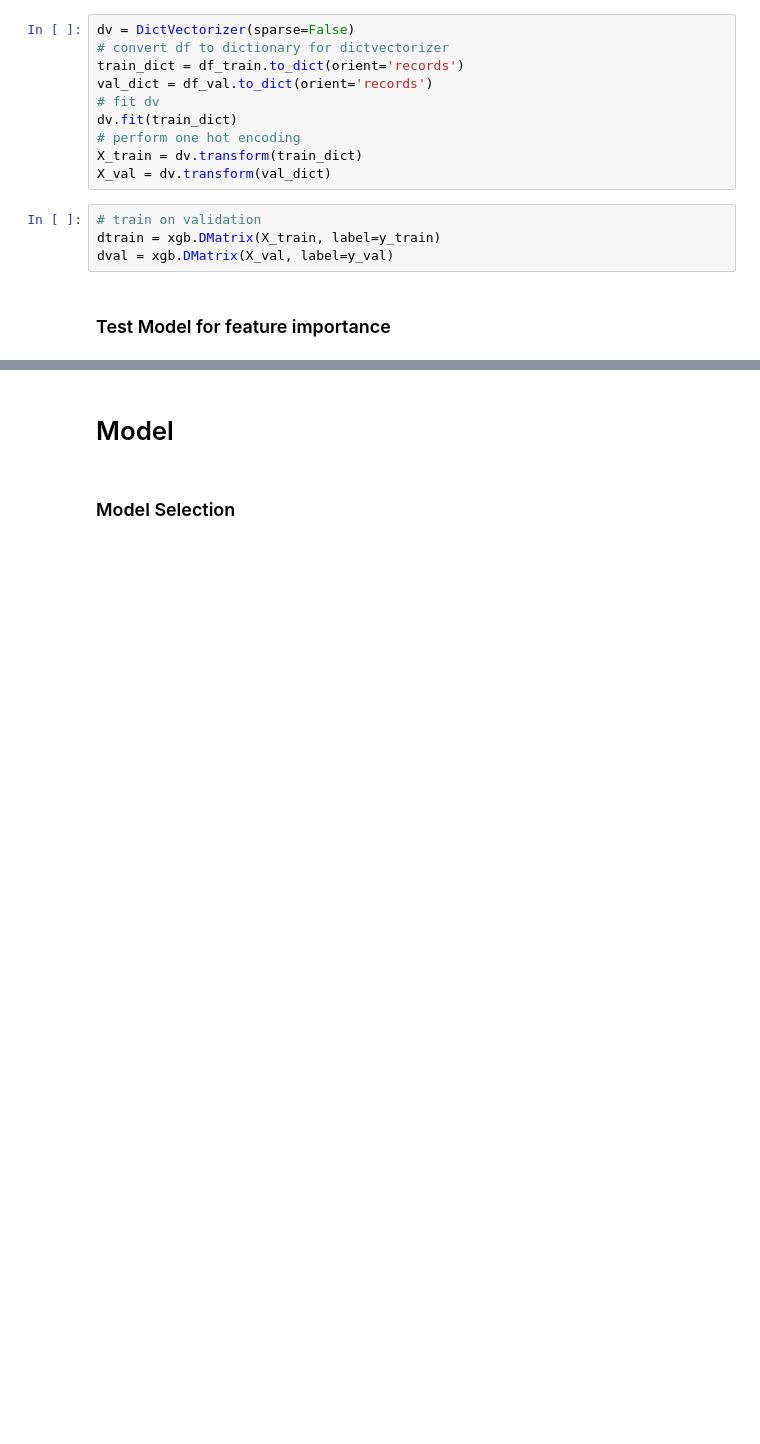
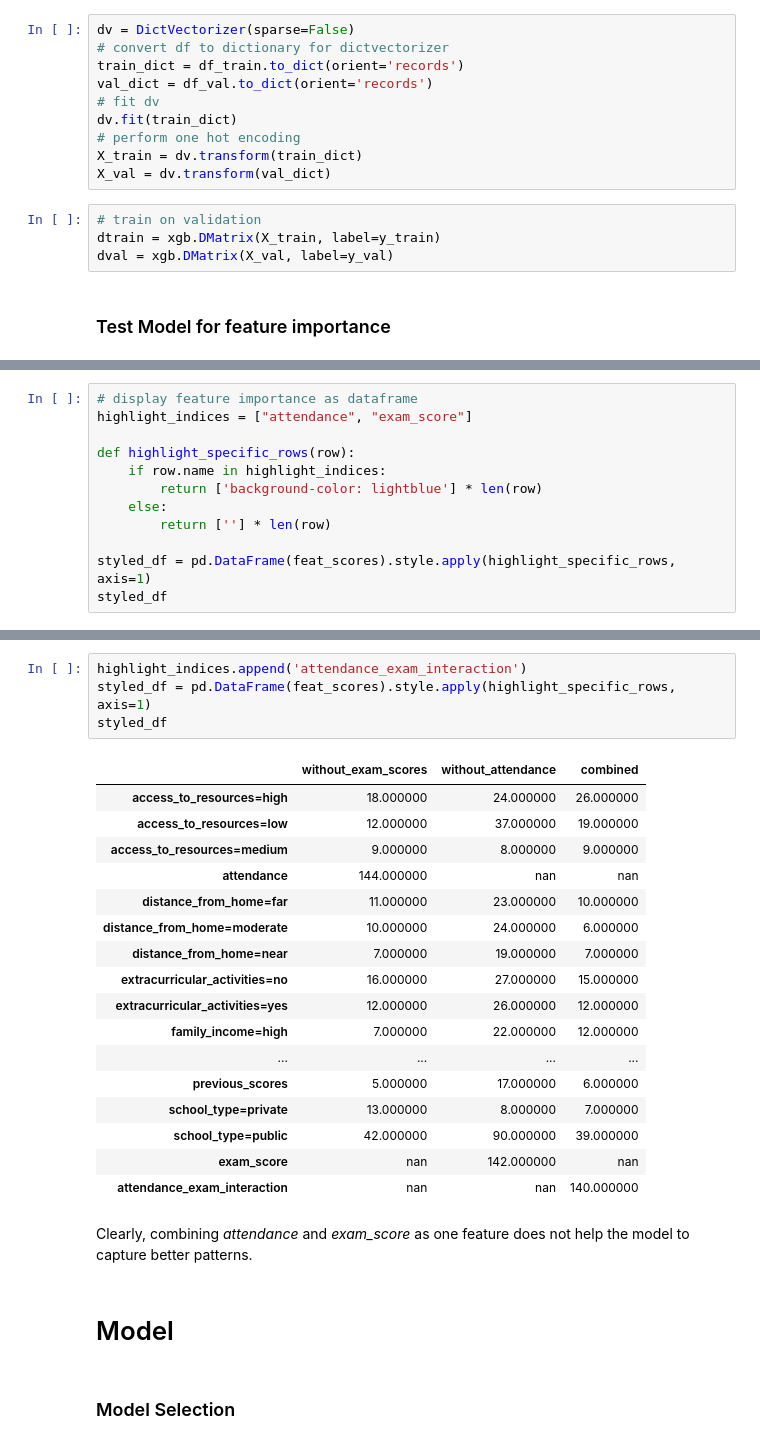
Before and after one commit to kabsmeiou/study-hours-estimator, a Jupyter notebook: notebook.ipynb, the cells around one changed output, grey strips where cells are left out. Saved outputs shown, nothing was run; the diff lists cells and outputs as text; blank space fills up the shorter version.

```diff
--- a/notebook.ipynb
+++ b/notebook.ipynb
@@ -444,0 +557,12 @@ df_feat_scores.sort_values(by='Importance', ascending=False)
+# %%
+# display feature importance as dataframe
+highlight_indices = ["attendance", "exam_score"]
+
+def highlight_specific_rows(row):
+    if row.name in highlight_indices:
+        return ['background-color: lightblue'] * len(row)
+    else:
+        return [''] * len(row)
+
+styled_df = pd.DataFrame(feat_scores).style.apply(highlight_specific_rows, axis=1)
+styled_df
@@ -445,3 +659,27 @@ df_feat_scores.sort_values(by='Importance', ascending=False)
+# %%
+highlight_indices.append('attendance_exam_interaction')
+styled_df = pd.DataFrame(feat_scores).style.apply(highlight_specific_rows, axis=1)
+styled_df
+# %% [output]
+|  | without_exam_scores | without_attendance | combined |
+| access_to_resources=high | 18.000000 | 24.000000 | 26.000000 |
+| access_to_resources=low | 12.000000 | 37.000000 | 19.000000 |
+| access_to_resources=medium | 9.000000 | 8.000000 | 9.000000 |
+| attendance | 144.000000 | nan | nan |
+| distance_from_home=far | 11.000000 | 23.000000 | 10.000000 |
+| distance_from_home=moderate | 10.000000 | 24.000000 | 6.000000 |
+| distance_from_home=near | 7.000000 | 19.000000 | 7.000000 |
+| extracurricular_activities=no | 16.000000 | 27.000000 | 15.000000 |
+| extracurricular_activities=yes | 12.000000 | 26.000000 | 12.000000 |
+| family_income=high | 7.000000 | 22.000000 | 12.000000 |
+| ... | ... | ... | ... |
+| previous_scores | 5.000000 | 17.000000 | 6.000000 |
+| school_type=private | 13.000000 | 8.000000 | 7.000000 |
+| school_type=public | 42.000000 | 90.000000 | 39.000000 |
+| exam_score | nan | 142.000000 | nan |
+| attendance_exam_interaction | nan | nan | 140.000000 |
+# %% [markdown]
+Clearly, combining *attendance* and *exam_score* as one feature does not help the model to capture better patterns.
 # %% [markdown]
 # Model
 # %% [markdown]
```
Also changed, not shown: parts of 30 cells of this notebook.
